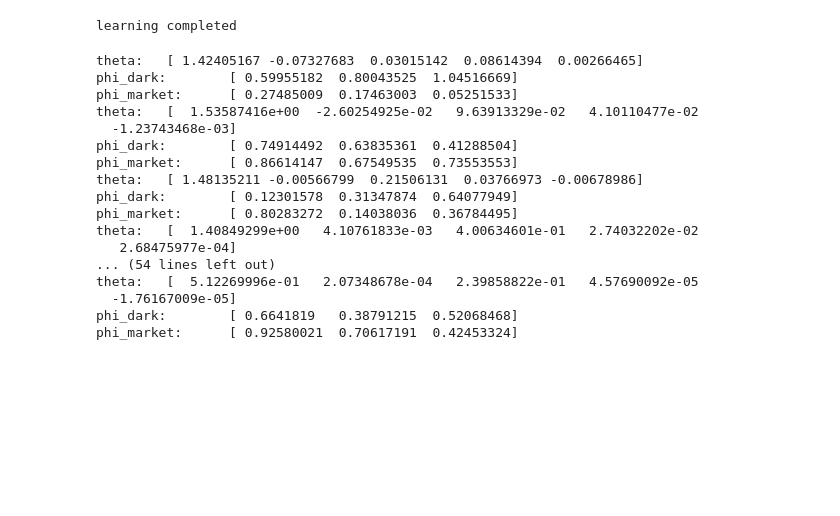
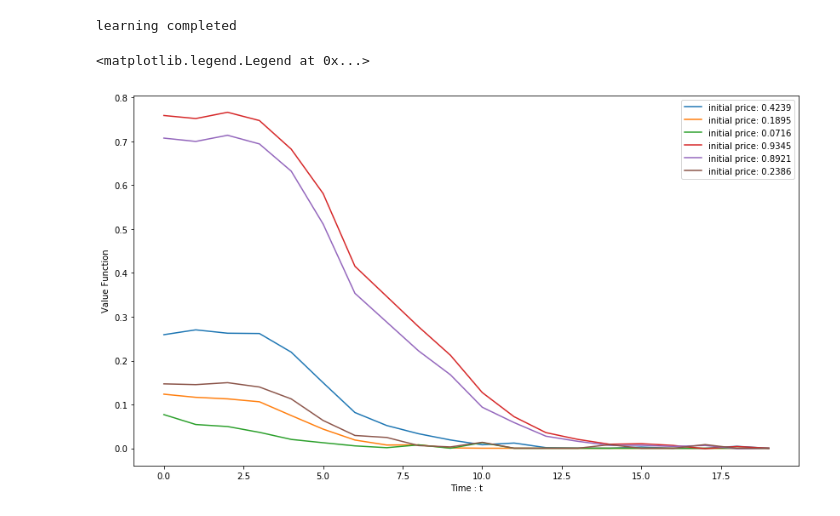
Before and after one commit to SaumoPal97/poolDark, a Jupyter notebook: ActorCriticOrders.ipynb, the cells around one changed output. Drawn from its saved outputs; the diff is of its cells as text; code cells hidden in the pictures; blank space fills up the shorter version.

```diff
--- a/ActorCriticOrders.ipynb
+++ b/ActorCriticOrders.ipynb
@@ -206,27 +225,26 @@ while N <= 50000:
 print('learning completed')
 # %% [output]
 learning completed
-# %%
-# lets print parameters of value function over time
-for t in range(T-1):
-    print('theta:\t', theta[t])
-    print('phi_dark:\t',phi_dark[t])
-    print('phi_market:\t',phi_market[t])
-# %% [output]
-theta:   [ 1.42405167 -0.07327683  0.03015142  0.08614394  0.00266465]
-phi_dark:        [ 0.59955182  0.80043525  1.04516669]
-phi_market:      [ 0.27485009  0.17463003  0.05251533]
-theta:   [  1.53587416e+00  -2.60254925e-02   9.63913329e-02   4.10110477e-02
-  -1.23743468e-03]
-phi_dark:        [ 0.74914492  0.63835361  0.41288504]
-phi_market:      [ 0.86614147  0.67549535  0.73553553]
-theta:   [ 1.48135211 -0.00566799  0.21506131  0.03766973 -0.00678986]
-phi_dark:        [ 0.12301578  0.31347874  0.64077949]
-phi_market:      [ 0.80283272  0.14038036  0.36784495]
-theta:   [  1.40849299e+00   4.10761833e-03   4.00634601e-01   2.74032202e-02
-   2.68475977e-04]
-... (54 lines left out)
-theta:   [  5.12269996e-01   2.07348678e-04   2.39858822e-01   4.57690092e-05
-  -1.76167009e-05]
-phi_dark:        [ 0.6641819   0.38791215  0.52068468]
-phi_market:      [ 0.92580021  0.70617191  0.42453324]
+# %%
+# after 10000 iterations
+(values, actionD, actionM, prices, left) = actionValue()
+(values1, actionD1, actionM1, prices1, left1) = actionValue()
+(values2, actionD2, actionM2, prices2, left2) = actionValue()
+(values3, actionD3, actionM3, prices3, left3) = actionValue()
+(values4, actionD4, actionM4, prices4, left4) = actionValue()
+(values5, actionD5, actionM5, prices5, left5) = actionValue()
+plt.figure(figsize=(14,8))
+plt.plot([i for i in range(T)], values, label = "initial price: " + "{0:.4f}".format(prices[0]))
+plt.plot([i for i in range(T)], values1, label = "initial price: " + "{0:.4f}".format(prices1[0]))
+plt.plot([i for i in range(T)], values2, label = "initial price: " + "{0:.4f}".format(prices2[0]))
+plt.plot([i for i in range(T)], values3, label = "initial price: " + "{0:.4f}".format(prices3[0]))
+plt.plot([i for i in range(T)], values4, label = "initial price: " + "{0:.4f}".format(prices4[0]))
+plt.plot([i for i in range(T)], values5, label = "initial price: " + "{0:.4f}".format(prices5[0]))
+plt.xlabel('Time : t')
+#plt.title('Value Function')
+plt.ylabel('Value Function')
+plt.legend()
+#print(values)
+# %% [output]
+<matplotlib.legend.Legend at 0x...>
+[figure, added]
```
Also changed, not shown: parts of 41 cells of this notebook.
